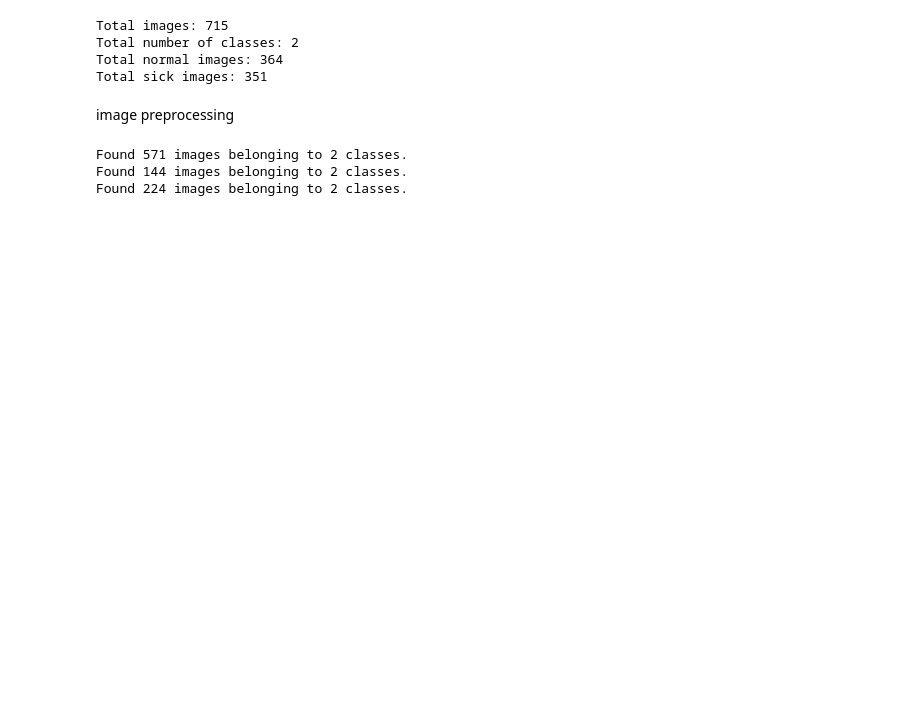
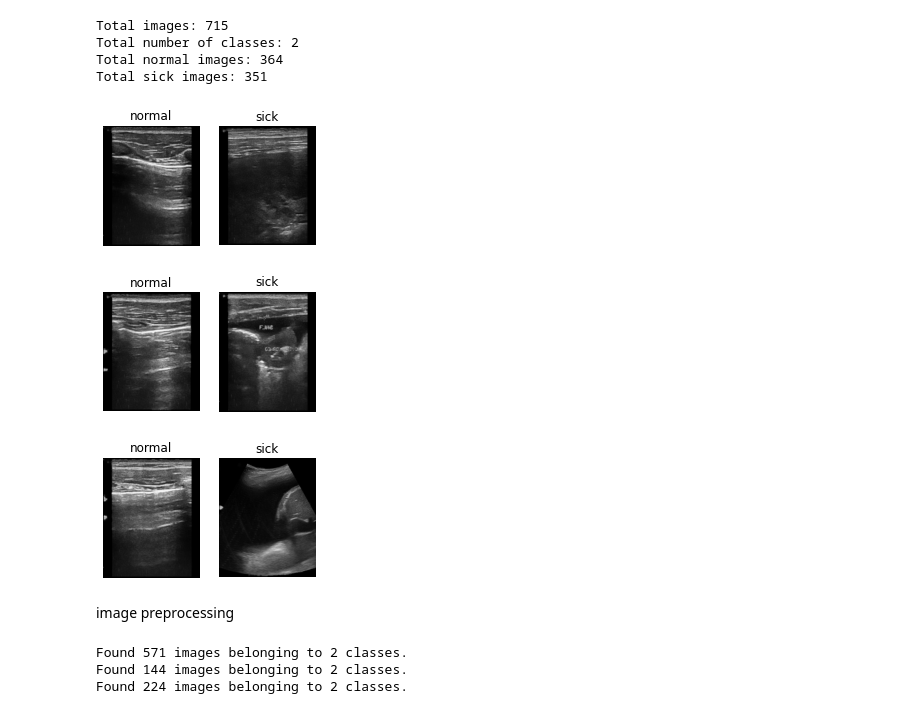
Before and after one commit to dmosh/deeplearning, a Jupyter notebook: imageclassification.ipynb, the cells around one changed output. Saved outputs shown, nothing was run; the diff lists cells and outputs as text; code cells hidden in the pictures; blank space fills up the shorter version.

```diff
--- a/imageclassification.ipynb
+++ b/imageclassification.ipynb
@@ -79,6 +76,13 @@ def load_random_img(dir, label):
     plt.imshow(img)
     plt.grid(None)
     plt.axis('off')
+# %%
+for i in range(3):
+  load_random_img(url, image_class)
+# %% [output]
+[figure, added]
+[figure, added]
+[figure, added]
 # %% [markdown]
 image preprocessing
 # %%
```
Also changed, not shown: parts of 17 cells of this notebook.
